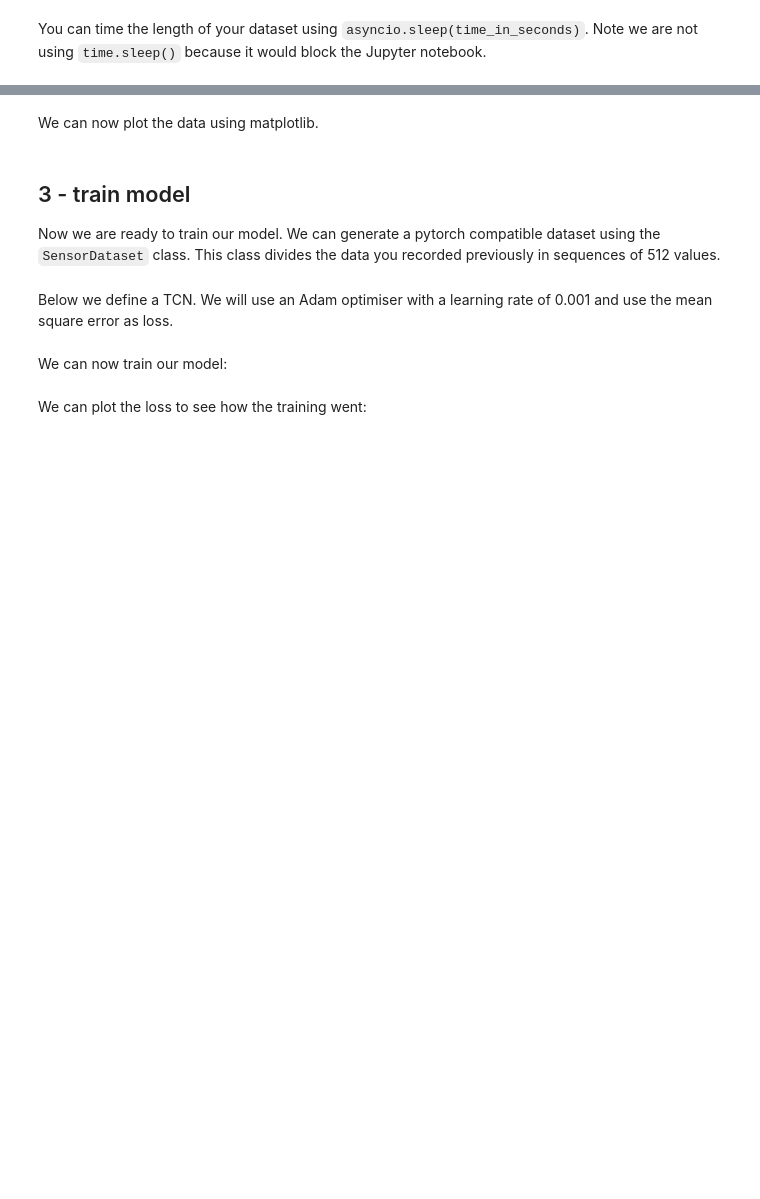
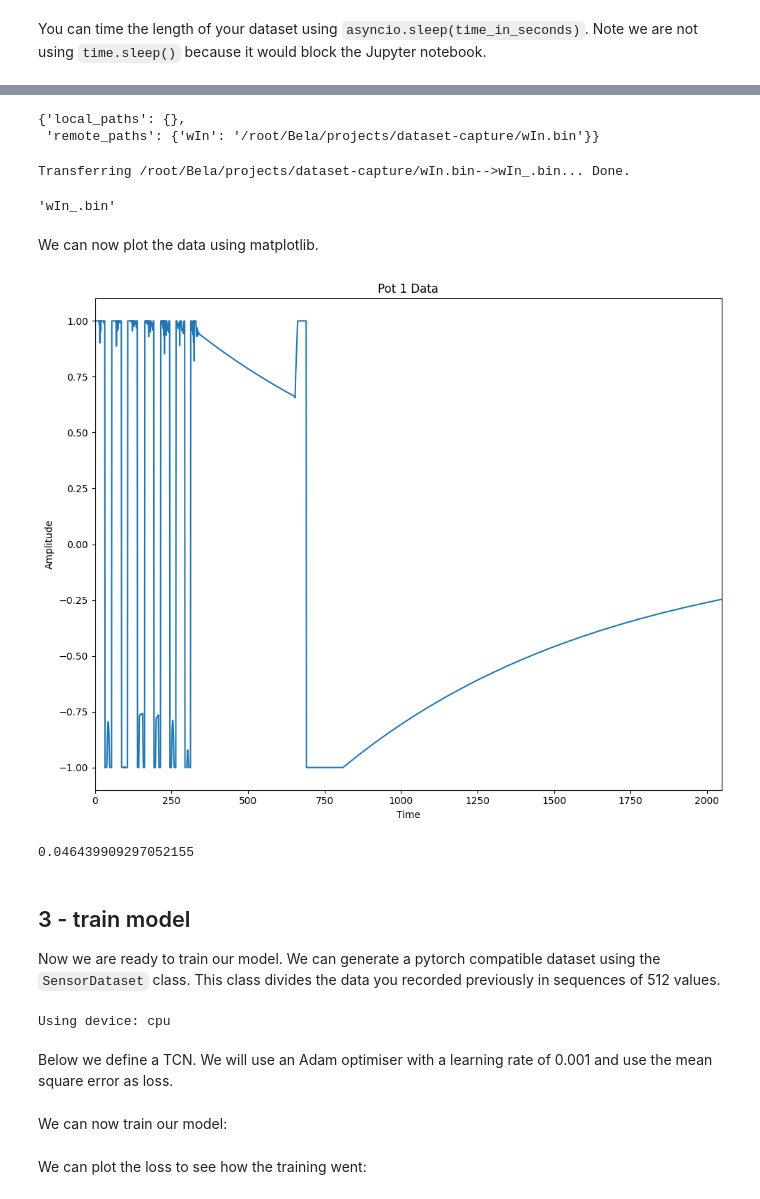
Before and after one commit to pelinski/hacklab-pybela, a Jupyter notebook: pipeline.ipynb, the cells around one changed output, grey strips where cells are left out. Saved outputs shown, nothing was run; the diff lists cells and outputs as text; code cells hidden in the pictures; blank space fills up the shorter version.

Commit message:
dataset recording

```diff
--- a/pipeline.ipynb
+++ b/pipeline.ipynb
@@ -41,4 +30,0 @@ logger.stop_logging()
-# %%
-raw = logger.read_binary_file(
-        file_path=file_paths["local_paths"]["pot"], timestamp_mode=logger.get_prop_of_var("pot", "timestamp_mode"))
-data = [data for _buffer in raw["buffers"] for data in _buffer["data"]]
@@ -100,51 +105,67 @@ pot2_data = [data for _buffer in pot2_raw_data["buffers"] for data in _buffer["d
+# %%
+file_paths
+# %% [output]
+{'local_paths': {},
+ 'remote_paths': {'wIn': '/root/Bela/projects/dataset-capture/wIn.bin'}}
+# %%
+logger.copy_file_from_bela(file_paths["remote_paths"]["wIn"], "wIn_.bin")
+# %% [output]
+Transferring /root/Bela/projects/dataset-capture/wIn.bin-->wIn_.bin... Done.
+'wIn_.bin'
+# %%
+wIn_raw_data = logger.read_binary_file(file_path="wIn_.bin", timestamp_mode=logger.get_prop_of_var("wIn", "timestamp_mode"))
+
+wIn_data = [data for _buffer in wIn_raw_data["buffers"] for data in _buffer["data"]]
+
+# from IPython.display import Audio
+# Audio(wIn_data, rate=44100)
 # %% [markdown]
 We can now plot the data using matplotlib.
 # %%
-analog_sample_rate = logger.sample_rate/2
 
 plt.figure(figsize=(10, 8))
 
-plt.subplot(2, 1, 1)
-plt.plot(np.arange(len(pot1_data)) / analog_sample_rate, pot1_data)
+plt.plot(np.arange(len(wIn_data)), wIn_data)
 plt.title('Pot 1 Data')
 plt.xlabel('Time')
 plt.ylabel('Amplitude')
 
-# Second subplot for pie_data
-plt.subplot(2, 1, 2)
-plt.plot(np.arange(len(pot2_data)) / analog_sample_rate, pot2_data)
-plt.title('Pot 2 Data')
-plt.xlabel('Time')
-plt.ylabel('Amplitude')
+plt.xlim(0, 2048)
 
 plt.tight_layout()
 plt.show()
+# %% [output]
+[figure, added]
+# %%
+2048/44100
+# %% [output]
+0.046439909297052155
 # %% [markdown]
 ## 3 - train model
 Now we are ready to train our model.
 We can generate a pytorch compatible dataset using the `SensorDataset` class. This class divides the data you recorded previously in sequences of 512 values.
 # %%
-seq_len = 512
+seq_len = 2048
 batch_size = 32
 target_windows = 1
 
-class SensorDataset(Dataset):
-    def __init__(self, pot1_data, pot2_data, seq_len, target_windows):
+class AudioDataset(Dataset):
+    def __init__(self, data, seq_len, target_windows):
         super().__init__()
 
         self.device = torch.device("cuda" if torch.cuda.is_available() else "cpu")
+        print(f"Using device: {self.device}")
         # make len divisible by seq_len
-        _len = min(len(pot1_data), len(pot2_data))
+        _len = len(data)
         _len = _len - (_len % seq_len)
-        pot1_data, pot2_data = pot1_data[:_len], pot2_data[:_len]
+        data = data[:_len]
 
-        pot1_sequences = torch.FloatTensor([pot1_data[i:i+seq_len] for i in range(0, len(pot1_data), seq_len)])
-        pot2_sequences = torch.FloatTensor([pot2_data[i:i+seq_len] for i in range(0, len(pot2_data), seq_len)])
+        sequences = torch.FloatTensor([data[i:i+seq_len] for i in range(0, len(data), seq_len)])
 
-        self.inputs = torch.stack((pot1_sequences[:-target_windows], pot2_sequences[:-target_windows]), dim=2).to(self.device)
+        self.inputs = sequences[:-target_windows].to(self.device)
         outputs=[]
-        for idx in range(1, len(pot1_sequences)-target_windows+1):
-            tgt_seq = torch.stack((pot1_sequences[idx:target_windows+idx].flatten(), pot2_sequences[idx:target_windows+idx].flatten()), dim=1)
+        for idx in range(1, len(sequences)-target_windows+1):
+            tgt_seq =sequences[idx:target_windows+idx].flatten()
             outputs.append(tgt_seq)
         self.outputs = torch.stack(outputs).to(self.device)
 
@@ -154,8 +175,10 @@ class SensorDataset(Dataset):
     def __getitem__(self, i):
         return self.inputs[i], self.outputs[i]
 
-dataset = SensorDataset(pot1_data, pot2_data, seq_len, target_windows)
+dataset = AudioDataset(wIn_data, seq_len, target_windows)
 dataset_loader = DataLoader(dataset, batch_size=batch_size, shuffle=True)
+# %% [output]
+Using device: cpu
 # %% [markdown]
 Below we define a TCN. We will use an Adam optimiser with a learning rate of 0.001 and use the mean square error as loss.
 # %%
```
Also changed, not shown: parts of 13 cells of this notebook, 2 other files.
